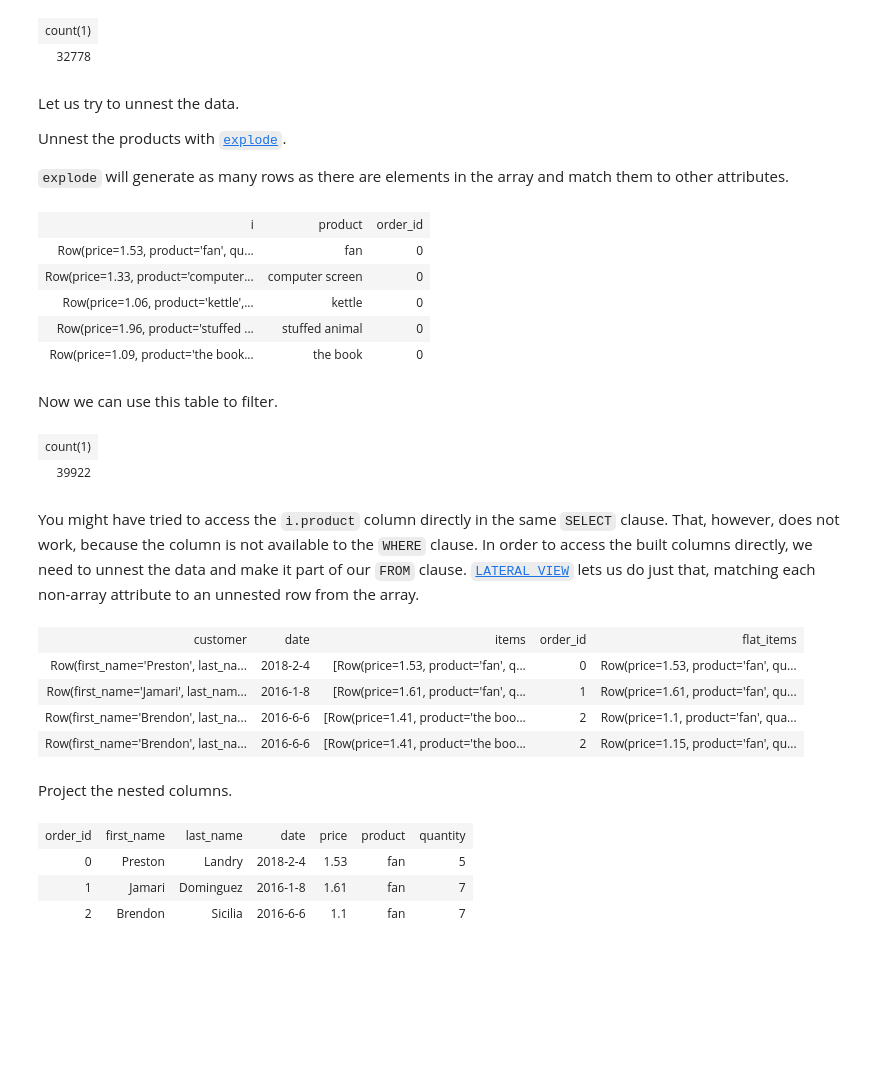
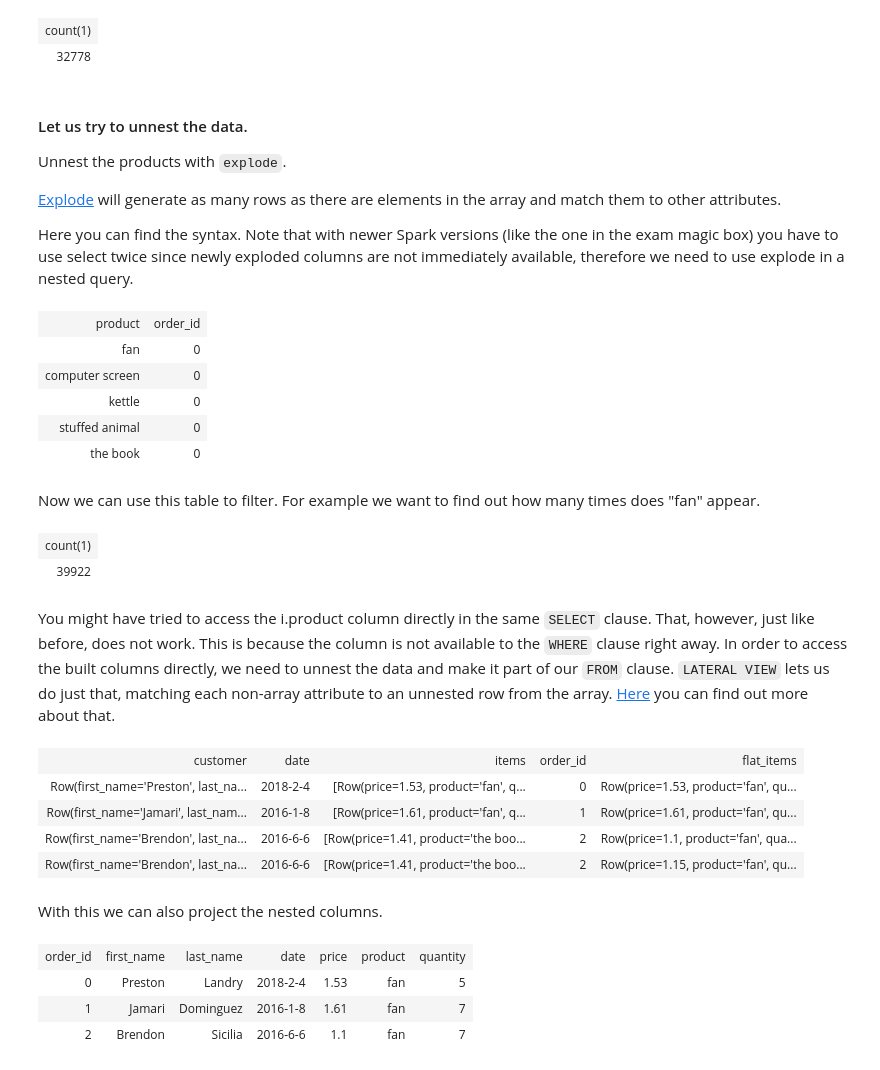
Before and after one commit to RumbleDB/bigdata-exercises, a Jupyter notebook: Big_Data_For_Engineers/exercise09/Exercise09_DF_SparkSQL_Solution.ipynb, the cells around one changed output. Drawn from its saved outputs; the diff is of its cells as text; code cells hidden in the pictures; blank space fills up the shorter version.

````diff
--- a/Big_Data_For_Engineers/exercise09/Exercise09_DF_SparkSQL_Solution.ipynb
+++ b/Big_Data_For_Engineers/exercise09/Exercise09_DF_SparkSQL_Solution.ipynb
@@ -313,25 +309,30 @@ WHERE array_contains(items.product, "fan")
 | count(1) |
 | 32778 |
 # %% [markdown]
-Let us try to unnest the data.
+#### Let us try to unnest the data.
 
-Unnest the products with [`explode`](https://spark.apache.org/docs/latest/api/sql/index.html#explode).
+Unnest the products with `explode`.
 
-`explode` will generate as many rows as there are elements in the array and match them to other attributes.
+[Explode](https://spark.apache.org/docs/latest/api/sql/index.html#explode) will generate as many rows as there are elements in the array and match them to other attributes.
+
+Here you can find the syntax. Note that with newer Spark versions (like the one in the exam magic box) you have to use select twice since newly exploded columns are not immediately available, therefore we need to use explode in a nested query.
 # %%
 %%sparksql
-SELECT explode(items) as i, i.product, order_id
-FROM orders
+SELECT i.product, order_id
+FROM (
+    SELECT explode(items) AS i, order_id
+    FROM orders
+) exploded_items
 ORDER BY order_id
-limit 5
+LIMIT 5
 # %% [output]
-| i | product | order_id |
-| Row(price=1.53, product='fan', qu... | fan | 0 |
-| Row(price=1.33, product='computer... | computer screen | 0 |
-| Row(price=1.06, product='kettle',... | kettle | 0 |
-| Row(price=1.96, product='stuffed ... | stuffed animal | 0 |
-| Row(price=1.09, product='the book... | the book | 0 |
+| product | order_id |
+| fan | 0 |
+| computer screen | 0 |
+| kettle | 0 |
+| stuffed animal | 0 |
+| the book | 0 |
 # %% [markdown]
-Now we can use this table to filter.
+Now we can use this table to filter. For example we want to find out how many times does "fan" appear.
 # %%
 %%sparksql
@@ -347,7 +346,7 @@ WHERE product = "fan"
 | count(1) |
 | 39922 |
 # %% [markdown]
-You might have tried to access the `i.product` column directly in the same ```SELECT``` clause. That, however, does not work, because the column is not available to the ```WHERE``` clause. In order to access the built columns directly, we need to unnest the data and make it part of our ```FROM``` clause. [```LATERAL VIEW```](https://spark.apache.org/docs/latest/sql-ref-syntax-qry-select-lateral-view.html) lets us do just that, matching each non-array attribute to an unnested row from the array.
+You might have tried to access the i.product column directly in the same ```SELECT``` clause. That, however, just like before, does not work. This is because the column is not available to the ```WHERE``` clause right away. In order to access the built columns directly, we need to unnest the data and make it part of our ```FROM``` clause. ```LATERAL VIEW``` lets us do just that, matching each non-array attribute to an unnested row from the array. [Here](https://spark.apache.org/docs/latest/sql-ref-syntax-qry-select-lateral-view.html) you can find out more about that.
 # %%
 %%sparksql
 SELECT *
@@ -362,7 +361,7 @@ LIMIT 4
 | Row(first_name='Brendon', last_na... | 2016-6-6 | [Row(price=1.41, product='the boo... | 2 | Row(price=1.1, product='fan', qua... |
 | Row(first_name='Brendon', last_na... | 2016-6-6 | [Row(price=1.41, product='the boo... | 2 | Row(price=1.15, product='fan', qu... |
 # %% [markdown]
-Project the nested columns.
+With this we can also project the nested columns.
 # %%
 %%sparksql
 SELECT order_id, customer.first_name, customer.last_name, date, flat_items.*
````
Also changed, not shown: parts of 80 cells of this notebook, 4 other files.
